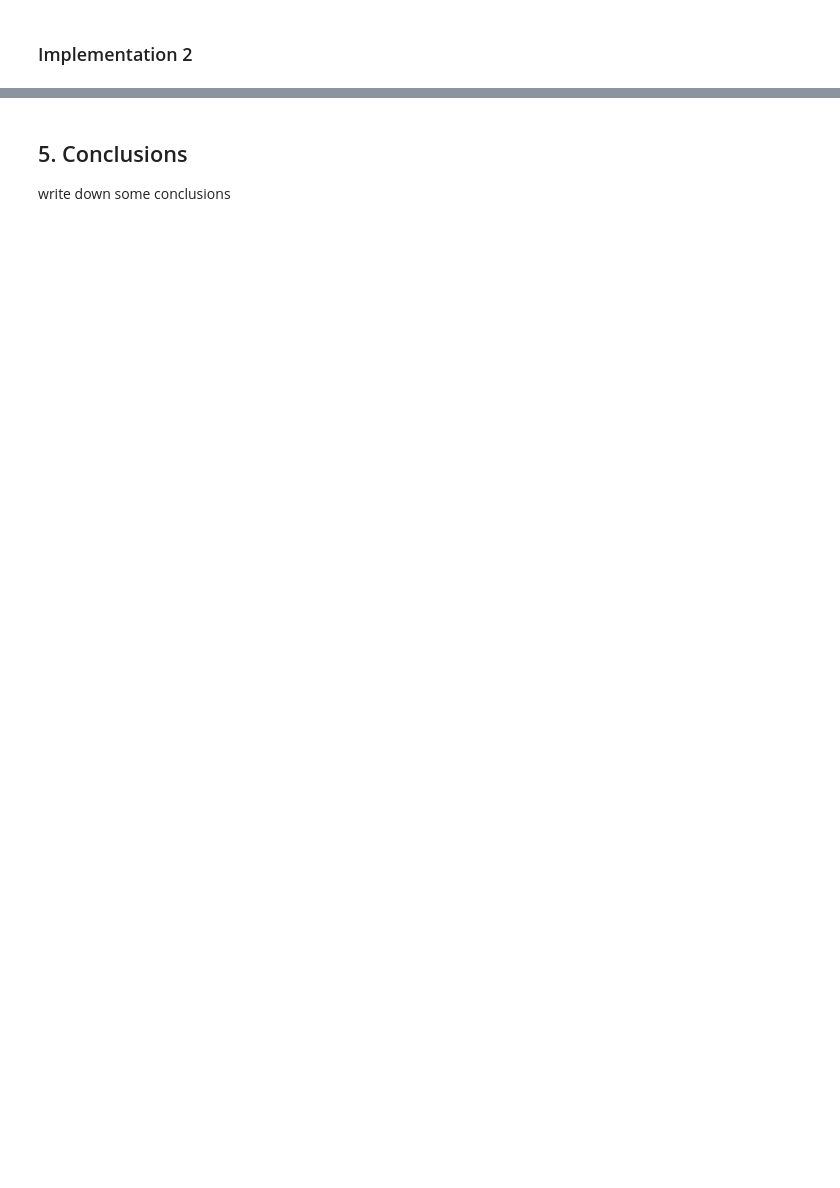
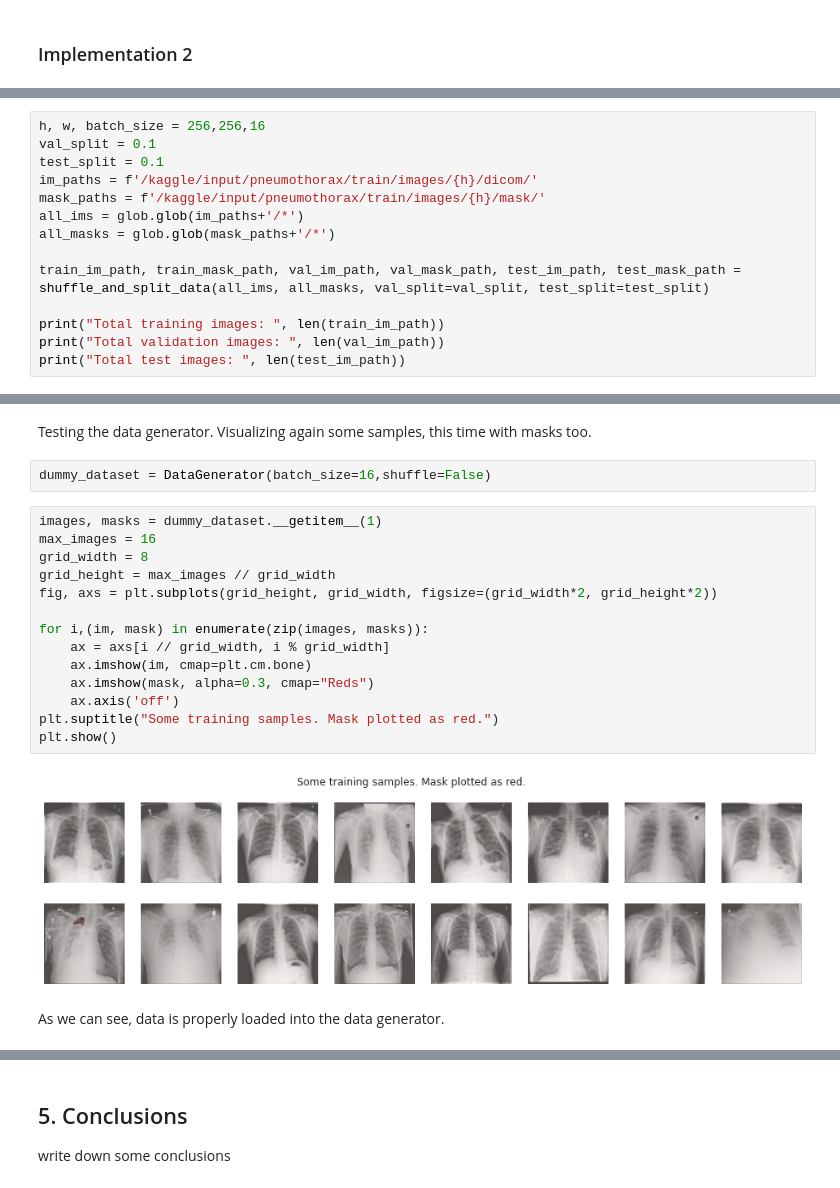
Before and after one commit to adriacarrasquilla/pneumothorax-segmentation, a Jupyter notebook: pneumothorax.ipynb, the cells around one changed output, grey strips where cells are left out. Saved outputs shown, nothing was run; the diff lists cells and outputs as text; blank space fills up the shorter version.

```diff
--- a/pneumothorax.ipynb
+++ b/pneumothorax.ipynb
@@ -842,0 +530,14 @@ Explore results
+# %%
+h, w, batch_size = 256,256,16
+val_split = 0.1
+test_split = 0.1
+im_paths = f'/kaggle/input/pneumothorax/train/images/{h}/dicom/'
+mask_paths = f'/kaggle/input/pneumothorax/train/images/{h}/mask/'
+all_ims = glob.glob(im_paths+'/*')
+all_masks = glob.glob(mask_paths+'/*')
+
+train_im_path, train_mask_path, val_im_path, val_mask_path, test_im_path, test_mask_path = shuffle_and_split_data(all_ims, all_masks, val_split=val_split, test_split=test_split)
+
+print("Total training images: ", len(train_im_path))
+print("Total validation images: ", len(val_im_path))
+print("Total test images: ", len(test_im_path))
@@ -842,0 +624,22 @@ Explore results
+# %% [markdown]
+Testing the data generator. Visualizing again some samples, this time with masks too.
+# %%
+dummy_dataset = DataGenerator(batch_size=16,shuffle=False)
+# %%
+images, masks = dummy_dataset.__getitem__(1)
+max_images = 16
+grid_width = 8
+grid_height = max_images // grid_width
+fig, axs = plt.subplots(grid_height, grid_width, figsize=(grid_width*2, grid_height*2))
+
+for i,(im, mask) in enumerate(zip(images, masks)):
+    ax = axs[i // grid_width, i % grid_width]
+    ax.imshow(im, cmap=plt.cm.bone)
+    ax.imshow(mask, alpha=0.3, cmap="Reds")
+    ax.axis('off')
+plt.suptitle("Some training samples. Mask plotted as red.")
+plt.show()
+# %% [output]
+[figure, added]
+# %% [markdown]
+As we can see, data is properly loaded into the data generator.
```
Also changed, not shown: parts of 67 cells of this notebook.
